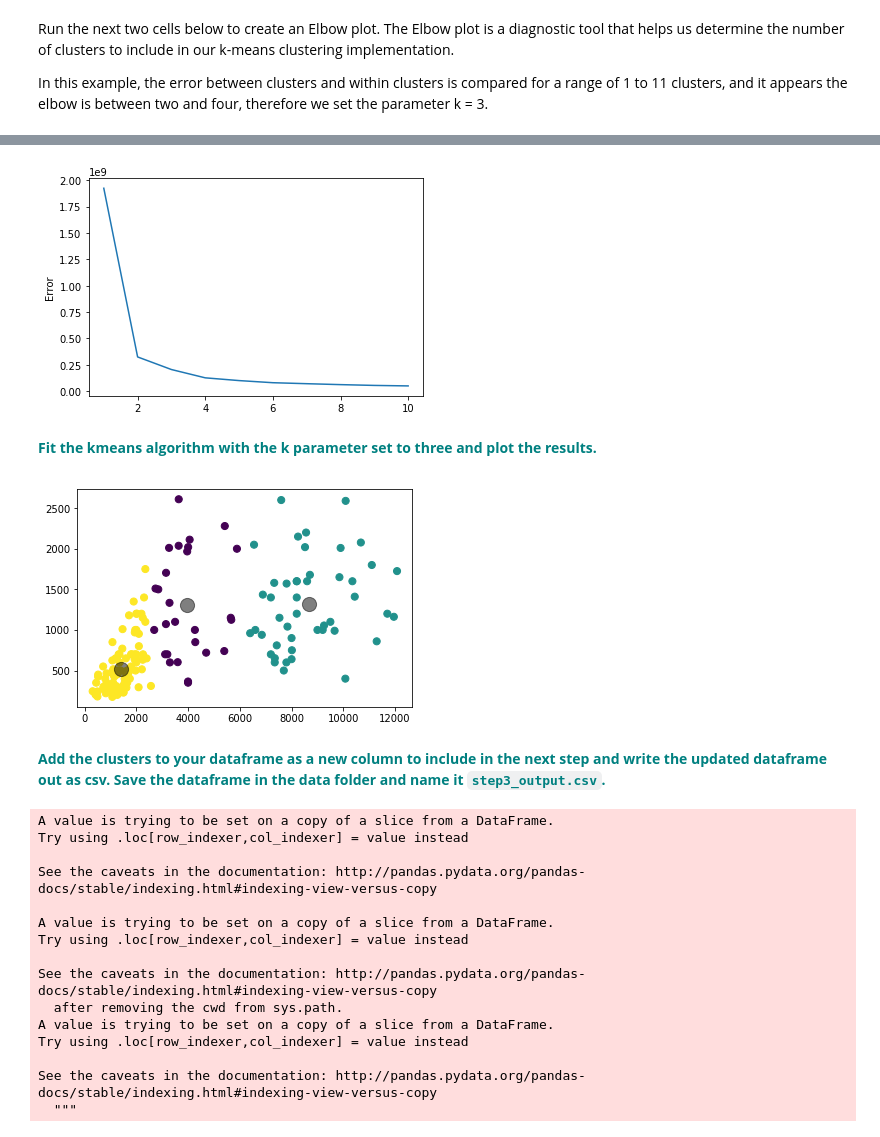
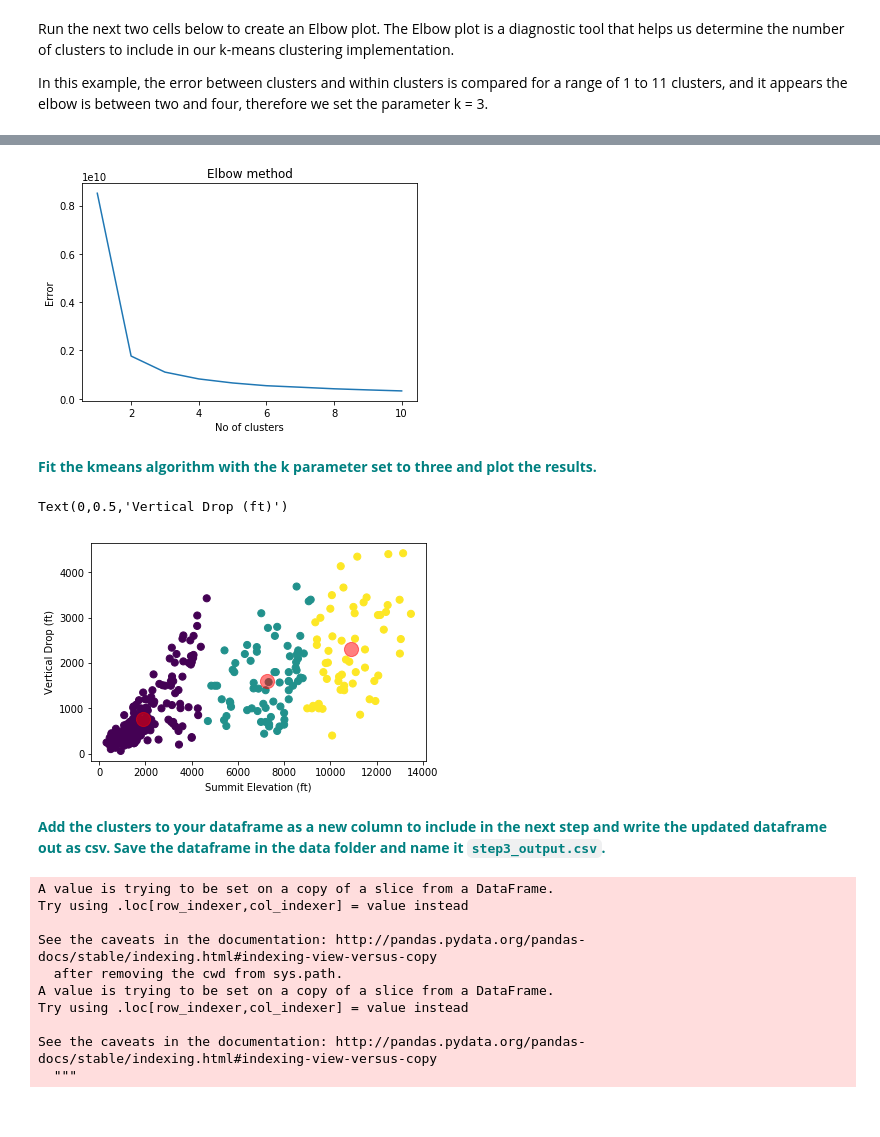
Before and after one commit to david-olivero/Guided-Capstone, a Jupyter notebook: GuidedCapstoneStep3HL.ipynb, the cells around one changed output, grey strips where cells are left out. Saved outputs shown, nothing was run; the diff lists cells and outputs as text; code cells hidden in the pictures.

```diff
--- a/GuidedCapstoneStep3HL.ipynb
+++ b/GuidedCapstoneStep3HL.ipynb
@@ -137,0 +143,3 @@ DO:
+# %%
+# Silverton Mountain does have over 20,000 acres of skiiable terrain, including heli skiing. But only 1819 acres from lifts:
+ski_data.loc[ski_data['Name'] == 'Silverton Mountain','SkiableTerrain_ac'] = 1819
@@ -228,9 +238,8 @@ One method for outlier analysis is extreme value analysis using a box
 3. Review how many observations were removed</font>
 
 Hint: Recall from your statistics prework that a common definition of an outlier is an observation lying more than (1.5 * the Interquartile range) above the third quartile, or more than just that much below the first quartile.
-# %%
-state = ski_data.pop('state')
-Name = ski_data.pop('Name')
+# %%
+ski = ski_data.drop(['state','Name'],axis=1)
 # %%
 # Let's get the Interquartile range, or IQR. This is equal to Q3 - Q1.
 # First, let's use the quantile() method to get the first quartile, and store it in a variable called Q1.
@@ -383,5 +398,6 @@ Run the next two cells below to create an Elbow plot. The Elbow plot is a diagno
 In this example, the error between clusters and within clusters is compared for a range of 1 to 11 clusters, and it appears the elbow is between two and four, therefore we set the parameter k = 3.
 # %%
 from sklearn.cluster import KMeans
-#x = dfno.drop(['Name','state'], axis =1).values
-x = dfno
+
+x = ski
+x.head()
@@ -388,17 +412,17 @@ x = dfno
 # %%
 Error =[]
 for i in range(1, 11):
     kmeans = KMeans(n_clusters = i).fit(x)
     kmeans.fit(x)
     Error.append(kmeans.inertia_)
 import matplotlib.pyplot as plt
 plt.plot(range(1, 11), Error)
-#plt.title('Elbow method')
-#plt.xlabel('No of clusters')
+plt.title('Elbow method')
+plt.xlabel('No of clusters')
 plt.ylabel('Error')
 plt.show()
 # %% [output]
-[figure, old version]
+[figure, new version]
 # %% [markdown]
 <font color='teal'>**Fit the kmeans algorithm with the k parameter set to three and plot the results.**</font>
 # %%
@@ -408,23 +432,21 @@ y_kmeans3 = kmeans3.fit_predict(x)
 plt.scatter(x.iloc[:, 0], x.iloc[:, 1], c=y_kmeans3, s=50, cmap='viridis')
 
 centers = kmeans3.cluster_centers_
-plt.scatter(centers[:, 0], centers[:, 1], c='black', s=200, alpha=0.5);
+plt.scatter(centers[:, 0], centers[:, 1], c='red', s=200, alpha=0.5);
+plt.xlabel('Summit Elevation (ft)')
+plt.ylabel('Vertical Drop (ft)')
 # %% [output]
+Text(0,0.5,'Vertical Drop (ft)')
-[figure, old version]
+[figure, new version]
 # %% [markdown]
 <font color='teal'>**Add the clusters to your dataframe as a new column to include in the next step and write the updated dataframe out as csv. Save the dataframe in the data folder and name it `step3_output.csv`.**</font>
 # %%
 # Make a new column in your dfno dataframe called 'clusters', and assign it the variable: y_kmeans3
-dfno['clusters'] = y_kmeans3
+ski_data['clusters'] = y_kmeans3
 
 dfno['state'] = stateno
 dfno['Name'] = Nameno
 # %% [output]
-A value is trying to be set on a copy of a slice from a DataFrame.
-Try using .loc[row_indexer,col_indexer] = value instead
-
-See the caveats in the documentation: http://pandas.pydata.org/pandas-docs/stable/indexing.html#indexing-view-versus-copy
-
 A value is trying to be set on a copy of a slice from a DataFrame.
 Try using .loc[row_indexer,col_indexer] = value instead
 
```
Also changed, not shown: parts of 29 cells of this notebook, 5 other files.
